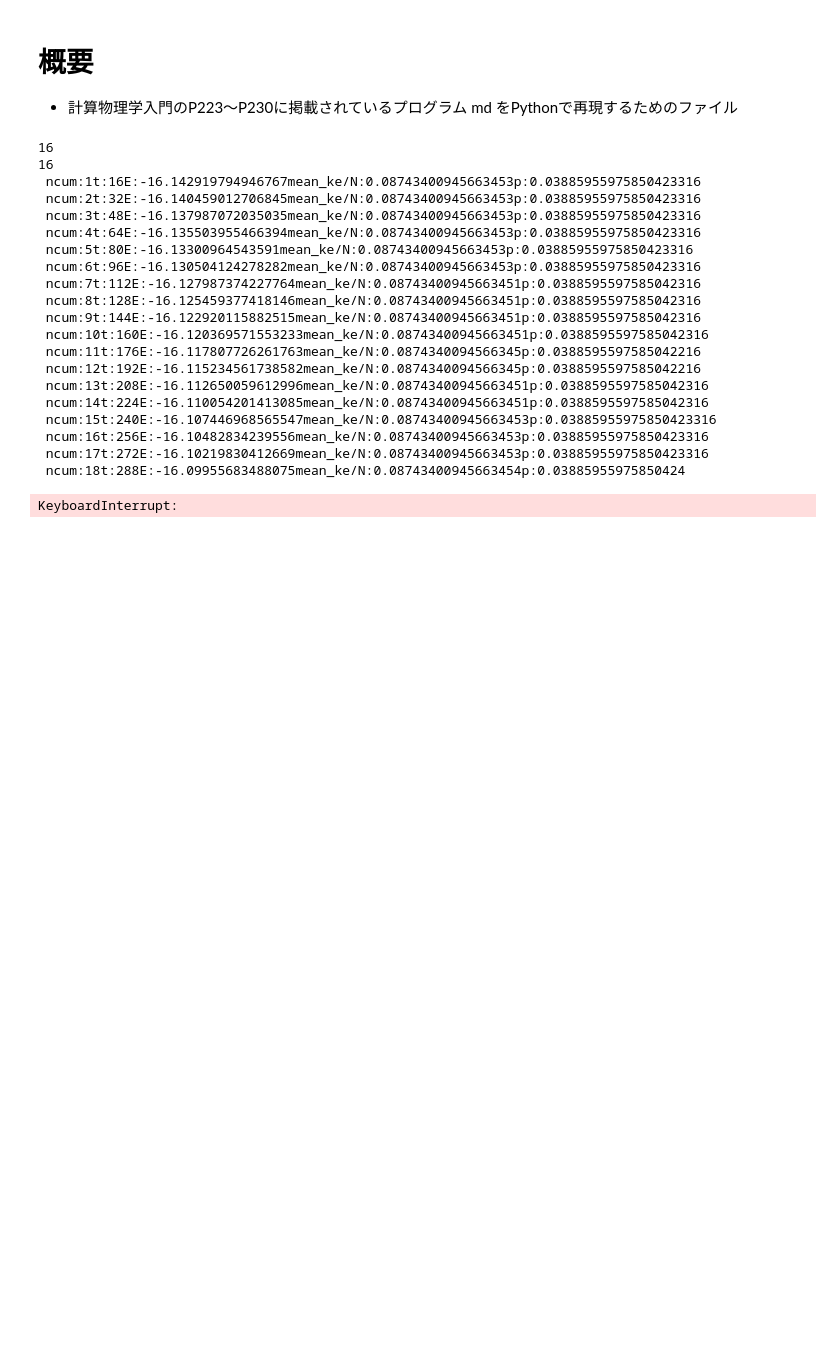
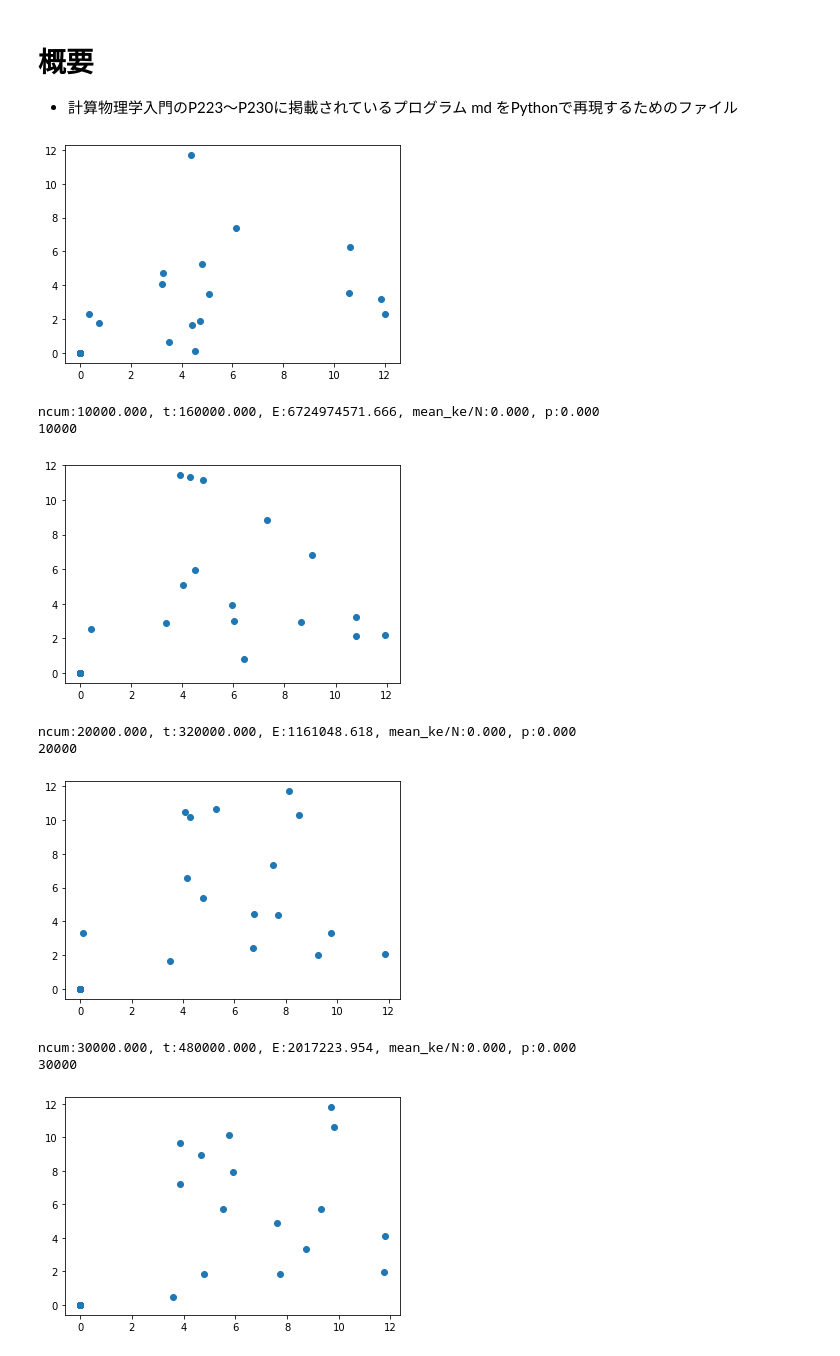
Before and after one commit to arima0714/FSSE, a Jupyter notebook: report_01/md.ipynb, the cells around one changed output. Saved outputs shown, nothing was run; the diff lists cells and outputs as text; code cells hidden in the pictures; blank space fills up the shorter version.

```diff
--- a/report_01/md.ipynb
+++ b/report_01/md.ipynb
@@ -209,51 +209,49 @@ def show_output():
     global Lx
     global Ly
 
-    ncum = ncum + 1
-    sys.stdout.write("\r %s" % "ncum:"+str(ncum))
-    sys.stdout.write("%s" % "t:"+str(t))
+    print_str = ""
+#     sys.stdout.write("%s" % "ncum:"+str(ncum))
+    print_str += "ncum:"+'{:.3f}'.format(ncum)
+#     sys.stdout.write("%s" % "t:"+str(t))
+    print_str += ", t:"+'{:.3f}'.format(t)
     E = ke + pe
-    sys.stdout.write("%s" % "E:"+str(E))
+#     sys.stdout.write("%s" % "E:"+str(E))
+    print_str += ", E:"+'{:.3f}'.format(E)
     kecum = kecum + ke
     vcum = vcum + virial
     mean_ke = kecum / ncum
     p = mean_ke + (0.5 * vcum) / ncum
     p = p / area
-    sys.stdout.write("%s" % "mean_ke/N:"+str(mean_ke/N))
-    sys.stdout.write("%s" % "p:"+str(p))
-    sys.stdout.flush()
-    time.sleep(0.1)
+#     sys.stdout.write("%s" % "mean_ke/N:"+str(mean_ke/N))
+    print_str += ", mean_ke/N:"+'{:.3f}'.format(mean_ke/N)
+#     sys.stdout.write("%s" % "p:"+str(p))
+    print_str += ", p:"+'{:.3f}'.format(p)
+    print(print_str)
 # %%
 initial()
 accel()
 E = ke + pe
 ncum = 0
 flag = True
 while (flag):
 #     show_positions(flag)
     Verlet()
-    show_output()
+    ncum = ncum + 1
+    if(ncum % 10000 == 0):
+        plt.scatter(x, y)
+        plt.show()
+        show_output()
+        time.sleep(0.1)
 
 save_config()
 # %% [output]
+[figure, added]
-16
-16
- ncum:1t:16E:-16.142919794946767mean_ke/N:0.08743400945663453p:0.03885955975850423316
- ncum:2t:32E:-16.140459012706845mean_ke/N:0.08743400945663453p:0.03885955975850423316
- ncum:3t:48E:-16.137987072035035mean_ke/N:0.08743400945663453p:0.03885955975850423316
- ncum:4t:64E:-16.135503955466394mean_ke/N:0.08743400945663453p:0.03885955975850423316
- ncum:5t:80E:-16.13300964543591mean_ke/N:0.08743400945663453p:0.03885955975850423316
- ncum:6t:96E:-16.130504124278282mean_ke/N:0.08743400945663453p:0.03885955975850423316
- ncum:7t:112E:-16.127987374227764mean_ke/N:0.08743400945663451p:0.0388595597585042316
- ncum:8t:128E:-16.125459377418146mean_ke/N:0.08743400945663451p:0.0388595597585042316
- ncum:9t:144E:-16.122920115882515mean_ke/N:0.08743400945663451p:0.0388595597585042316
- ncum:10t:160E:-16.120369571553233mean_ke/N:0.08743400945663451p:0.0388595597585042316
- ncum:11t:176E:-16.117807726261763mean_ke/N:0.0874340094566345p:0.0388595597585042216
- ncum:12t:192E:-16.115234561738582mean_ke/N:0.0874340094566345p:0.0388595597585042216
- ncum:13t:208E:-16.112650059612996mean_ke/N:0.08743400945663451p:0.0388595597585042316
- ncum:14t:224E:-16.110054201413085mean_ke/N:0.08743400945663451p:0.0388595597585042316
- ncum:15t:240E:-16.107446968565547mean_ke/N:0.08743400945663453p:0.03885955975850423316
- ncum:16t:256E:-16.10482834239556mean_ke/N:0.08743400945663453p:0.03885955975850423316
- ncum:17t:272E:-16.10219830412669mean_ke/N:0.08743400945663453p:0.03885955975850423316
- ncum:18t:288E:-16.09955683488075mean_ke/N:0.08743400945663454p:0.03885955975850424
+ncum:10000.000, t:160000.000, E:6724974571.666, mean_ke/N:0.000, p:0.000
+10000
+[figure, added]
-KeyboardInterrupt:
+ncum:20000.000, t:320000.000, E:1161048.618, mean_ke/N:0.000, p:0.000
+20000
+[figure, added]
+ncum:30000.000, t:480000.000, E:2017223.954, mean_ke/N:0.000, p:0.000
+30000
+[figure, added]
```
Also changed, not shown: parts of 3 cells of this notebook.
